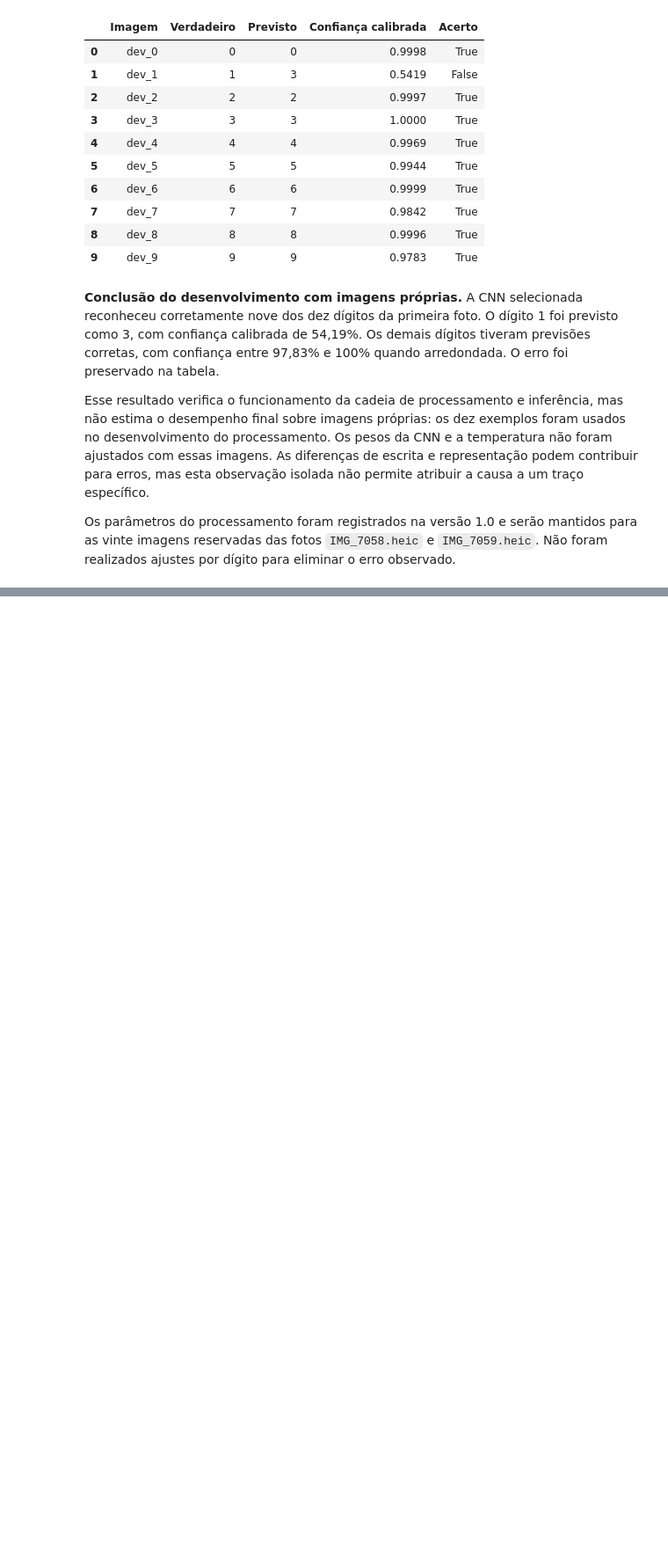
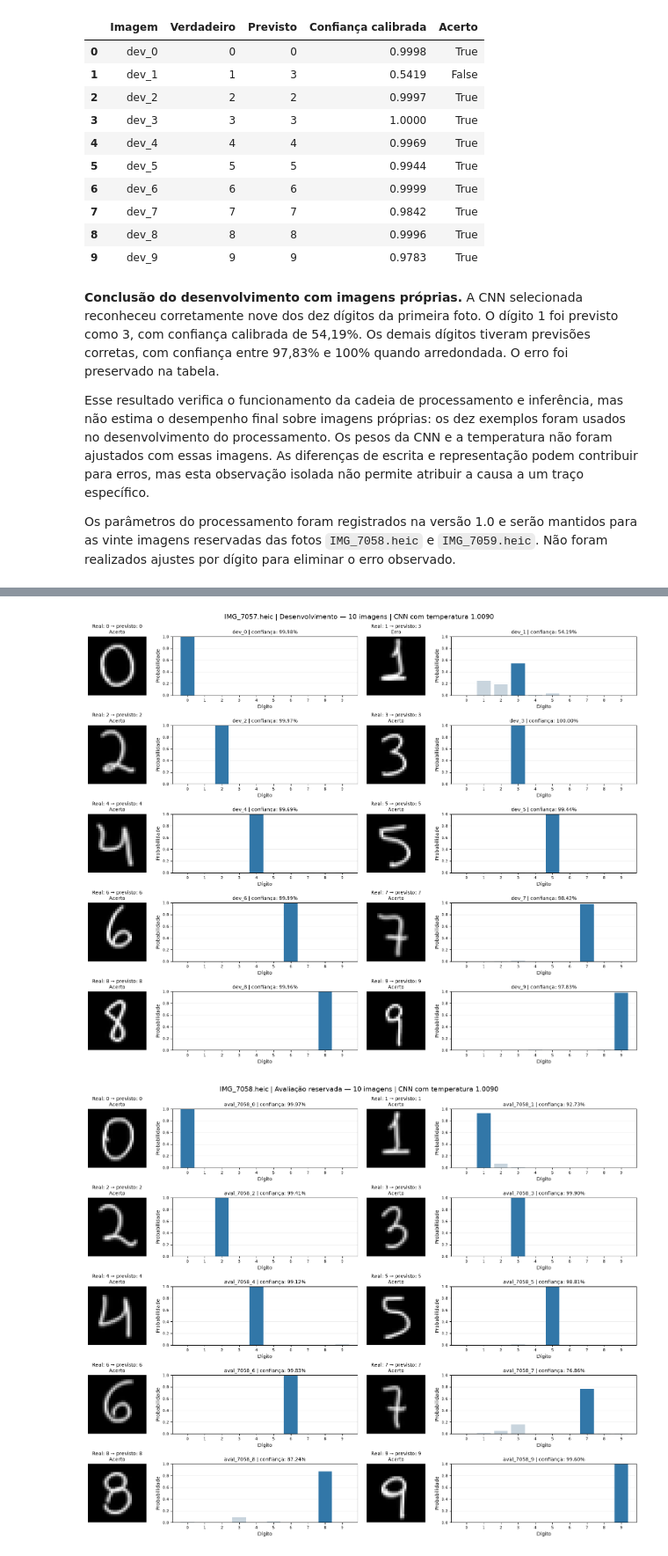
Before and after one commit to Luizhprovin/mnist-digit-classification, a Jupyter notebook: projeto.ipynb, the cells around one changed output, grey strips where cells are left out. Shown at 88% size. Saved outputs shown, nothing was run; the diff lists cells and outputs as text; code cells hidden in the pictures; blank space fills up the shorter version.

Commit message:
avalia vinte imagens próprias e apresenta probabilidades

```diff
--- a/projeto.ipynb
+++ b/projeto.ipynb
@@ -1420,10 +1420,9 @@ resultados_dev = pd.DataFrame({
     "Acerto": previsoes_dev == y_dev,
 })
 resultados_dev.to_csv(TABLES_DIR / "imagens_proprias_desenvolvimento.csv", index=False)
-(IMAGENS_PROPRIAS_DIR / "preprocessamento.json").write_text(
-    json.dumps({"versao": "1.0", "parametros": PARAMETROS_PREPROCESSAMENTO,
-                "definicao": "Parâmetros definidos no desenvolvimento; manter na avaliação das fotos reservadas."}, ensure_ascii=False, indent=2), encoding="utf-8",
-)
+configuracao_processamento = json.loads((IMAGENS_PROPRIAS_DIR / "preprocessamento.json").read_text(encoding="utf-8"))
+assert configuracao_processamento["versao"] == "1.0"
+assert configuracao_processamento["parametros"] == PARAMETROS_PREPROCESSAMENTO
 print(f"Acertos no desenvolvimento: {int((previsoes_dev == y_dev).sum())}/10")
 resultados_dev.round(4)
 # %% [output]
@@ -1447,0 +1534,38 @@ Os parâmetros do processamento foram registrados na versão 1.0 e serão mantid
+# %%
+manifesto_galeria = pd.concat([manifesto_dev, manifesto_aval], ignore_index=True)
+imagens_galeria = np.concatenate([imagens_dev, imagens_aval])
+probabilidades_galeria = np.concatenate([probabilidades_dev, probabilidades_aval_proprias])
+assert len(manifesto_galeria) == len(imagens_galeria) == len(probabilidades_galeria) == 30
+
+for fonte, grupo in manifesto_galeria.groupby("fonte_original", sort=False):
+    fig, axes = plt.subplots(5, 4, figsize=(16, 13), gridspec_kw={"width_ratios": [1, 2.6, 1, 2.6]}, layout="constrained")
+    for posicao, (indice, linha) in enumerate(grupo.iterrows()):
+        fila, par = divmod(posicao, 2)
+        ax_imagem, ax_prob = axes[fila, par * 2], axes[fila, par * 2 + 1]
+        probs = probabilidades_galeria[indice]
+        previsto = int(probs.argmax())
+        verdadeiro = int(linha["rotulo"])
+        estado = "Acerto" if previsto == verdadeiro else "Erro"
+        ax_imagem.imshow(imagens_galeria[indice], cmap="gray", vmin=0, vmax=1, interpolation="nearest")
+        ax_imagem.set_title(f"Real: {verdadeiro} → previsto: {previsto}\n{estado}", fontsize=10)
+        ax_imagem.axis("off")
+        cores = ["#3277A8" if digito == previsto else "#C9D5DE" for digito in range(10)]
+        ax_prob.bar(range(10), probs, color=cores)
+        ax_prob.set(title=f"{linha['id']} | confiança: {probs[previsto]:.2%}",
+                    xlabel="Dígito", ylabel="Probabilidade", ylim=(0, 1), xticks=range(10))
+        ax_prob.title.set_fontsize(10)
+        ax_prob.tick_params(labelsize=8)
+        ax_prob.grid(axis="y", alpha=0.2)
+        ax_prob.set_axisbelow(True)
+    finalidade = "Desenvolvimento — 10 imagens" if grupo.iloc[0]["finalidade"] == "desenvolvimento" else "Avaliação reservada — 10 imagens"
+    fig.suptitle(f"{fonte} | {finalidade} | CNN com temperatura {temperatura_cnn:.4f}", fontsize=14)
+    fig.savefig(FIGURES_DIR / f"probabilidades_{Path(fonte).stem}.png", dpi=150)
+    plt.show()
+
+registro_probabilidades = manifesto_galeria[["id", "fonte_original", "finalidade", "rotulo"]].copy()
+for digito in range(10):
+    registro_probabilidades[f"P({digito})"] = probabilidades_galeria[:, digito]
+registro_probabilidades.to_csv(TABLES_DIR / "probabilidades_imagens_proprias.csv", index=False)
+# %% [output]
+[figure, added]
+[figure, added]
```
Also changed, not shown: parts of 13 cells of this notebook, 13 other files.
